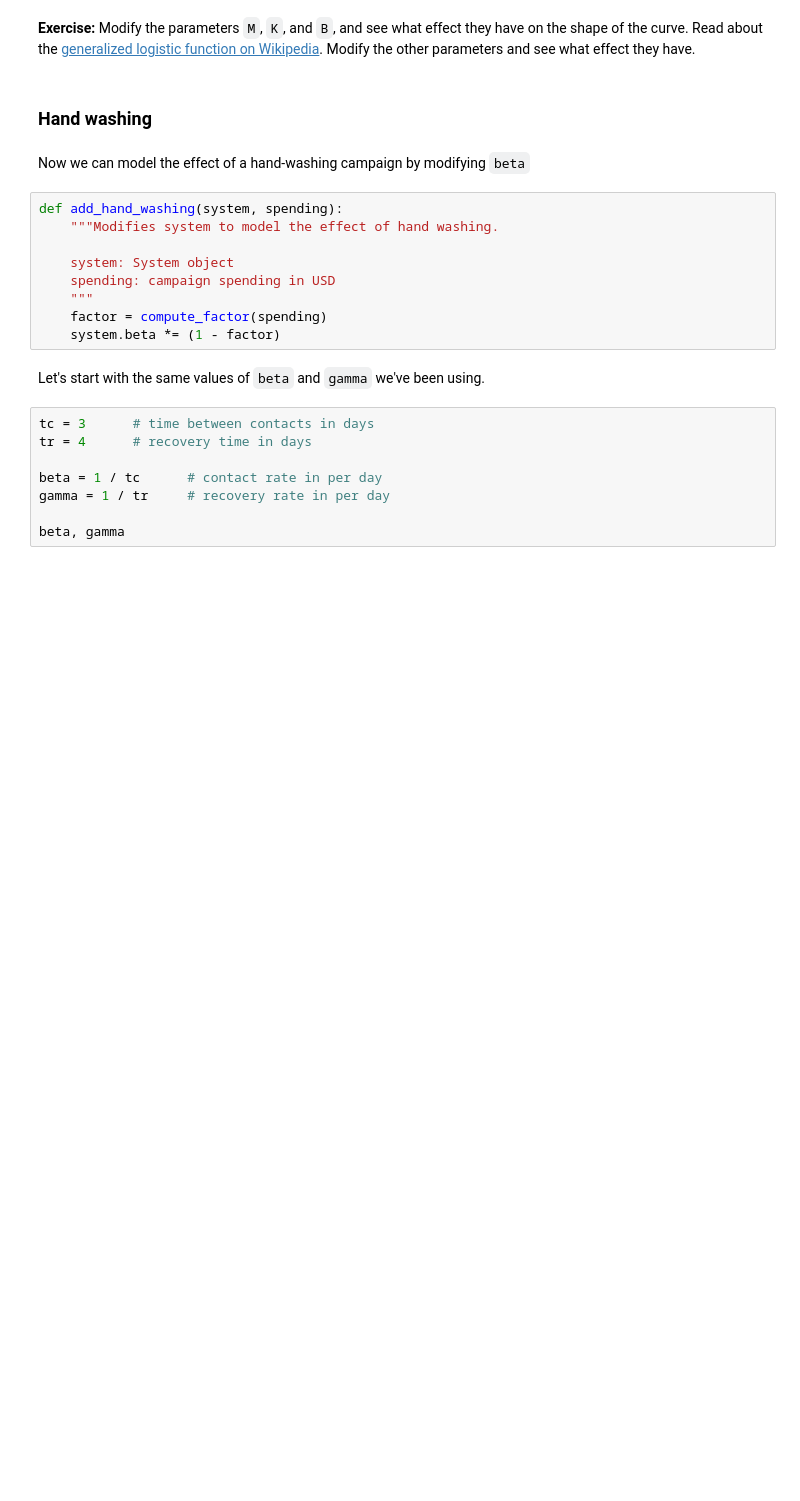
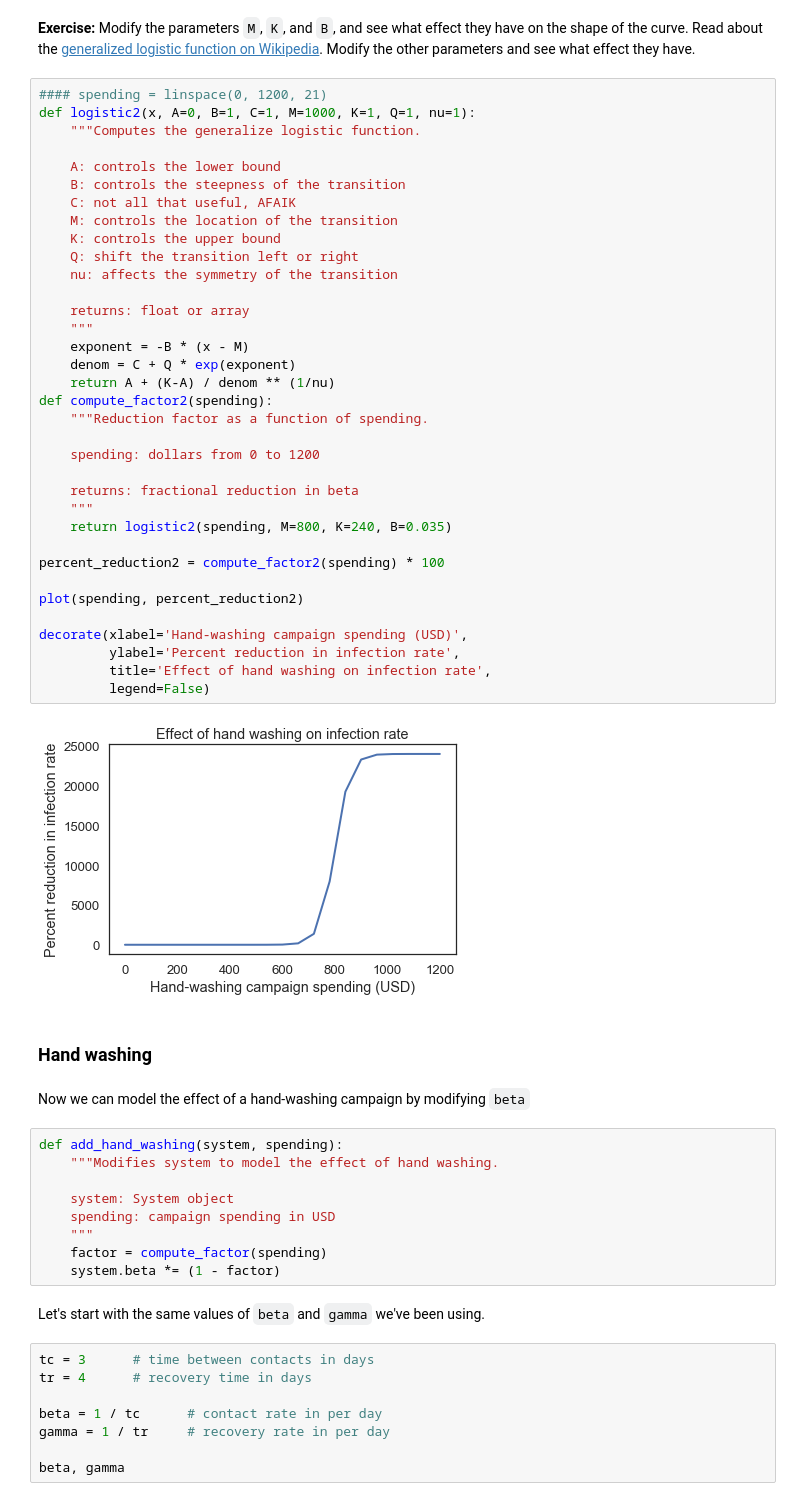
Before and after one commit to devinteran/ModSimPy, a Jupyter notebook: notebooks/chap12.ipynb, the cells around one changed output. Saved outputs shown, nothing was run; the diff lists cells and outputs as text; blank space fills up the shorter version.

```diff
--- a/notebooks/chap12.ipynb
+++ b/notebooks/chap12.ipynb
@@ -362,5 +362,42 @@ decorate(xlabel='Hand-washing campaign spending (USD)',
 # %% [markdown]
 **Exercise:** Modify the parameters `M`, `K`, and `B`, and see what effect they have on the shape of the curve.  Read about the [generalized logistic function on Wikipedia](https://en.wikipedia.org/wiki/Generalised_logistic_function).  Modify the other parameters and see what effect they have.
+# %%
+#### spending = linspace(0, 1200, 21)
+def logistic2(x, A=0, B=1, C=1, M=1000, K=1, Q=1, nu=1):
+    """Computes the generalize logistic function.
+
+    A: controls the lower bound
+    B: controls the steepness of the transition
+    C: not all that useful, AFAIK
+    M: controls the location of the transition
+    K: controls the upper bound
+    Q: shift the transition left or right
+    nu: affects the symmetry of the transition
+
+    returns: float or array
+    """
+    exponent = -B * (x - M)
+    denom = C + Q * exp(exponent)
+    return A + (K-A) / denom ** (1/nu)
+def compute_factor2(spending):
+    """Reduction factor as a function of spending.
+
+    spending: dollars from 0 to 1200
+
+    returns: fractional reduction in beta
+    """
+    return logistic2(spending, M=800, K=240, B=0.035)
+
+percent_reduction2 = compute_factor2(spending) * 100
+
+plot(spending, percent_reduction2)
+
+decorate(xlabel='Hand-washing campaign spending (USD)',
+         ylabel='Percent reduction in infection rate',
+         title='Effect of hand washing on infection rate',
+         legend=False)
+# %% [output]
+[figure, added]
 # %% [markdown]
 ### Hand washing
 # %% [markdown]
```
Also changed, not shown: parts of 8 cells of this notebook, 1 other file.
